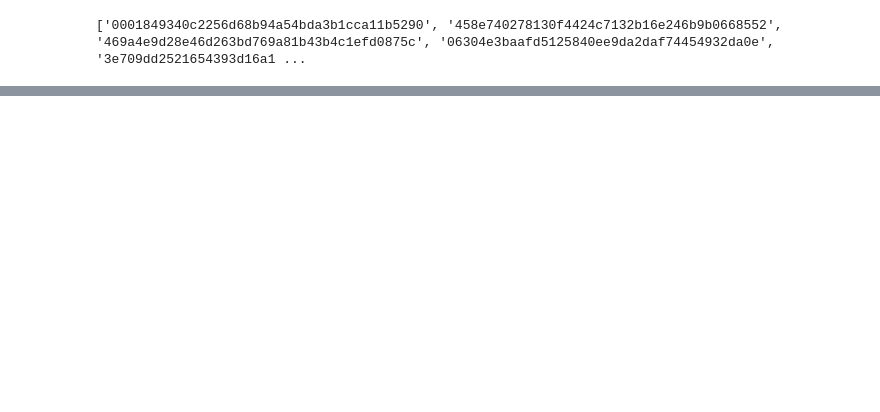
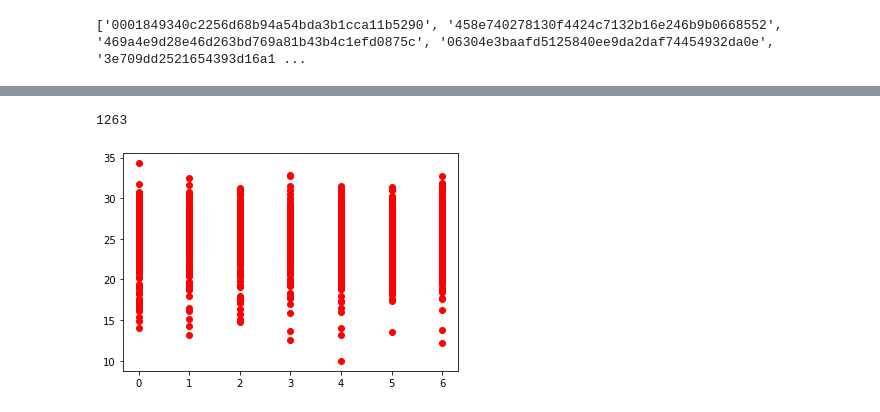
Before and after one commit to Saqibm128/cx4242, a Jupyter notebook: Shortest Path Algorithm.ipynb, the cells around one changed output, grey strips where cells are left out. Drawn from its saved outputs; the diff is of its cells as text; code cells hidden in the pictures; blank space fills up the shorter version.

```diff
--- a/Shortest Path Algorithm.ipynb
+++ b/Shortest Path Algorithm.ipynb
@@ -23,13 +13,15 @@ pd.read_sql("DESCRIBE uber", conn)
 # %%
-def get_info(conn, sql_command):
+def read_sql(stmt):
     """ create a table from the sql statement
     :param conn: Connection object
     :param create_table_sql: sql statement
     :return:
     """
-    try:
-        r = pd.read_sql(sql_command, conn)
-        return r
+    engine = sqlalchemy.create_engine("mysql://admin:M0ZtDjLgAmj8D0LzAksT@cx4242.c55yrwcgiytm.us-east-1.rds.amazonaws.com/cx4242")
+    with engine.connect() as conn:
+        try:
+            r = pd.read_sql(stmt, conn)
+            return r
 
-    except Error as e:
-        print(e)
+        except Exception as e:
+            print(e)
@@ -152,0 +306,34 @@ print(path)
+# %%
+df = read_sql("select * from uber where segment_id = '8df98ff18ff4ec5970f294a3f8c63cd66d8b2f27' LIMIT 2000")
+# %%
+from statsmodels.formula.api import ols
+from scipy import stats
+import matplotlib.pyplot as plt
+
+print(len(df))
+speed = df['speed_mph_mean']
+df["starttime"] = pd.to_datetime(df["time"])
+
+weekdays = df.starttime.dt.dayofweek
+
+df["DayOfWeek"] = weekdays
+df['Weekend'] = np.where(df['DayOfWeek']> 5, 1, 0)
+
+conditions = [
+((df['hour'] <= 7)),
+(df['hour'] >= 7) & (df['hour'] < 10),
+(df['hour'] >= 10) & (df['hour'] < 16),
+(df['hour'] >= 16) & (df['hour'] < 19),
+(df['hour'] >= 19)]
+
+choices = ['early', 'morning', 'work', 'rush', 'night']
+df['color'] = np.select(conditions, choices, default='night')
+df['TimeOfDay']=df.color.map({'early':1,'morning':2,'work':3, 'rush':4, 'night':5})
+
+
+
+plt.scatter(df['DayOfWeek'], df['speed_mph_mean'], color='red')
+plt.show()
+# %% [output]
+1263
+[figure, added]
```
Also changed, not shown: parts of 36 cells of this notebook, 7 other files.
